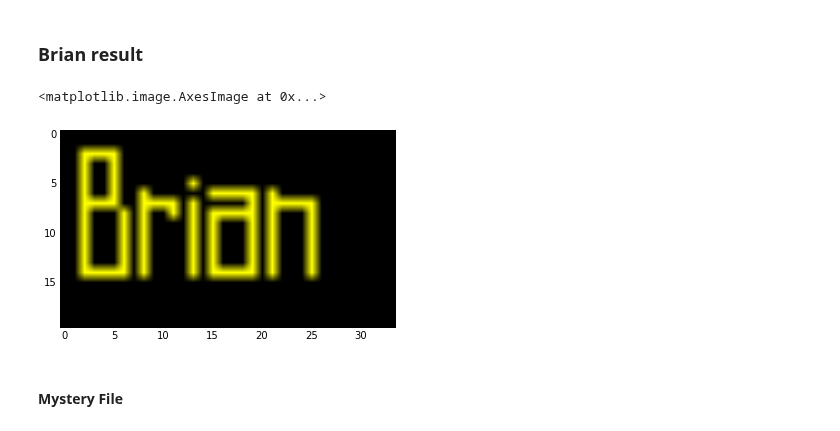
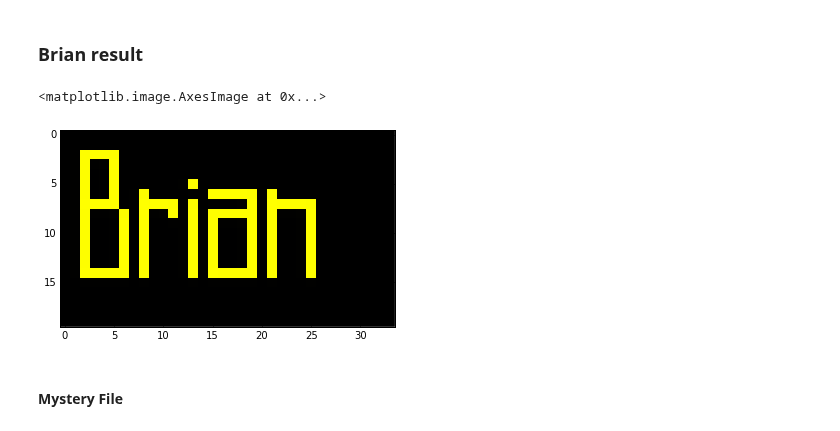
Before and after one commit to bmaillou/BigDataPython, a Jupyter notebook: TwoDArrays.ipynb, the cells around one changed output. Drawn from its saved outputs; the diff is of its cells as text; code cells hidden in the pictures.

```diff
--- a/TwoDArrays.ipynb
+++ b/TwoDArrays.ipynb
@@ -299,11 +314,11 @@ plt.colorbar()
 # %% [markdown]
 ### Brian result
 # %%
-Brian=genfromtxt('Brian.csv',delimiter=',')
-plt.imshow(Brian,cmap='gnuplot')
+Brian=np.genfromtxt('Brian.csv',delimiter=',')
+plt.imshow(Brian,cmap='gnuplot',interpolation='none')
 # %% [output]
 <matplotlib.image.AxesImage at 0x...>
-[figure, old version]
+[figure, new version]
 # %% [markdown]
 #### Mystery File
 # %%
```
Also changed, not shown: parts of 13 cells of this notebook, 1 other file.
